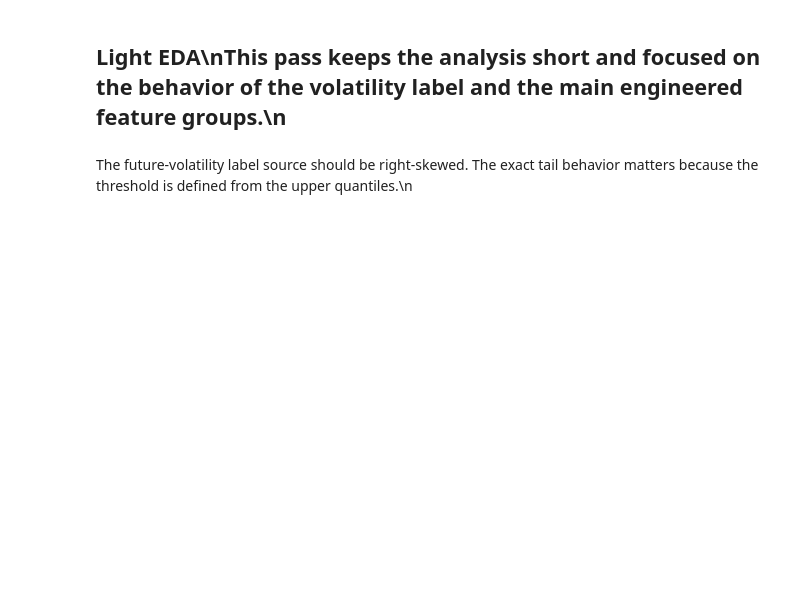
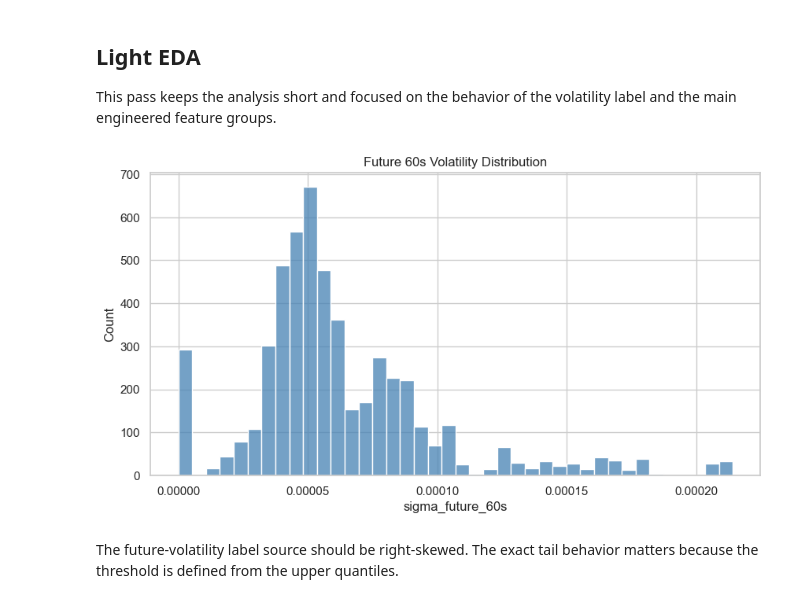
Before and after one commit to rzrizaldy/fundamental_ai_crypto_volatile, a Jupyter notebook: notebooks/eda.ipynb, the cells around one changed output. Saved outputs shown, nothing was run; the diff lists cells and outputs as text; code cells hidden in the pictures; blank space fills up the shorter version.

```diff
--- a/notebooks/eda.ipynb
+++ b/notebooks/eda.ipynb
@@ -5,3 +11,18 @@
 # %%
-from pathlib import Path\nimport json\n\nimport matplotlib.pyplot as plt\nimport numpy as np\nimport pandas as pd\nimport seaborn as sns\nfrom IPython.display import Markdown, display\n\nBASE_DIR = Path('..')\nIMG_DIR = BASE_DIR / 'img'\nIMG_DIR.mkdir(parents=True, exist_ok=True)\nFEATURE_PATH = BASE_DIR / 'data/processed/features.parquet'\n\nsns.set_theme(style='whitegrid')\npd.set_option('display.max_columns', 30)\n
+from pathlib import Path
+import json
+
+import matplotlib.pyplot as plt
+import numpy as np
+import pandas as pd
+import seaborn as sns
+from IPython.display import Markdown, display
+
+BASE_DIR = Path('..')
+IMG_DIR = BASE_DIR / 'img'
+IMG_DIR.mkdir(parents=True, exist_ok=True)
+FEATURE_PATH = BASE_DIR / 'data/processed/features.parquet'
+
+sns.set_theme(style='whitegrid')
+pd.set_option('display.max_columns', 30)
 # %% [markdown]
@@ -9,3 +30,13 @@ from pathlib import Path\nimport json\n\nimport matplotlib.pyplot as plt\nimport
 # %%
-def save_and_show(fig, filename):\n    output_path = IMG_DIR / filename\n    fig.savefig(output_path, dpi=150, bbox_inches='tight')\n    plt.show()\n    plt.close(fig)\n\ndef interpretation_block(title, lines):\n    body = '\\n'.join([f'- {line}' for line in lines])\n    display(Markdown(f'### {title}\\n{body}'))\n
+def save_and_show(fig, filename):
+    output_path = IMG_DIR / filename
+    fig.savefig(output_path, dpi=150, bbox_inches='tight')
+    plt.show()
+    plt.close(fig)
+
+def interpretation_block(title, lines):
+    body = '\
+'.join([f'- {line}' for line in lines])
+    display(Markdown(f'### {title}\
+{body}'))
 # %% [markdown]
@@ -13,2 +44,6 @@ def save_and_show(fig, filename):\n    output_path = IMG_DIR / filename\n    fig
 # %%
-features = pd.read_parquet(FEATURE_PATH)\nfeatures['window_end_ts'] = pd.to_datetime(features['window_end_ts'], utc=True)\nfeatures = features.sort_values(['product_id', 'window_end_ts']).reset_index(drop=True)\ndisplay(features.head())\ndisplay(features[['product_id', 'label']].groupby('product_id').agg(['count', 'mean']))\n
+features = pd.read_parquet(FEATURE_PATH)
+features['window_end_ts'] = pd.to_datetime(features['window_end_ts'], utc=True)
+features = features.sort_values(['product_id', 'window_end_ts']).reset_index(drop=True)
+display(features.head())
+display(features[['product_id', 'label']].groupby('product_id').agg(['count', 'mean']))
@@ -15,7 +62,15 @@ features = pd.read_parquet(FEATURE_PATH)\nfeatures['window_end_ts'] = pd.to_date
 # %% [markdown]
-## Light EDA\nThis pass keeps the analysis short and focused on the behavior of the volatility label and the main engineered feature groups.\n
+## Light EDA
+This pass keeps the analysis short and focused on the behavior of the volatility label and the main engineered feature groups.
 # %%
-fig, ax = plt.subplots(figsize=(10, 5))\nsns.histplot(features['sigma_future_60s'].dropna(), bins=40, color='steelblue', ax=ax)\nax.set_title('Future 60s Volatility Distribution')\nax.set_xlabel('sigma_future_60s')\nax.set_ylabel('Count')\nsave_and_show(fig, 'eda_sigma_future_distribution.png')\n
+fig, ax = plt.subplots(figsize=(10, 5))
+sns.histplot(features['sigma_future_60s'].dropna(), bins=40, color='steelblue', ax=ax)
+ax.set_title('Future 60s Volatility Distribution')
+ax.set_xlabel('sigma_future_60s')
+ax.set_ylabel('Count')
+save_and_show(fig, 'eda_sigma_future_distribution.png')
+# %% [output]
+[figure, added]
 # %% [markdown]
-The future-volatility label source should be right-skewed. The exact tail behavior matters because the threshold is defined from the upper quantiles.\n
+The future-volatility label source should be right-skewed. The exact tail behavior matters because the threshold is defined from the upper quantiles.
 # %%
```
Also changed, not shown: parts of 10 cells of this notebook, 18 other files.
